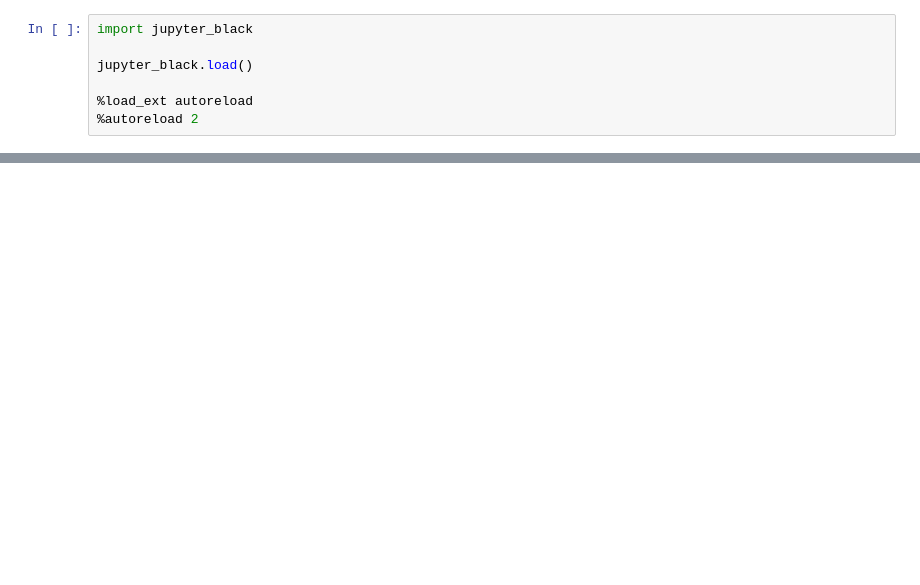
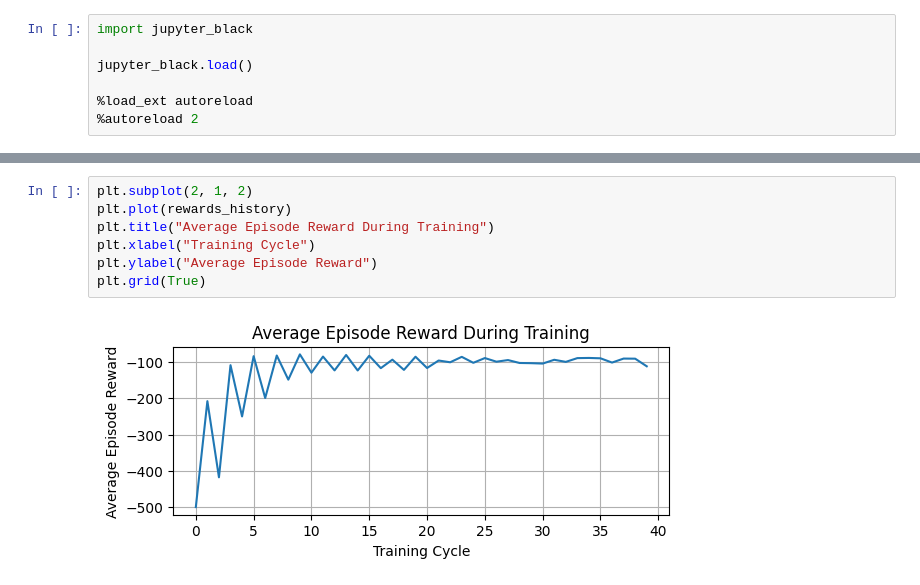
Before and after one commit to lawrence-04/DS-and-ML-Fundamental-Algorithms, a Jupyter notebook: ppo/example.ipynb, the cells around one changed output, grey strips where cells are left out. Saved outputs shown, nothing was run; the diff lists cells and outputs as text; blank space fills up the shorter version.

```diff
--- a/ppo/example.ipynb
+++ b/ppo/example.ipynb
@@ -90,0 +82,9 @@ env.close()
+# %%
+plt.subplot(2, 1, 2)
+plt.plot(rewards_history)
+plt.title("Average Episode Reward During Training")
+plt.xlabel("Training Cycle")
+plt.ylabel("Average Episode Reward")
+plt.grid(True)
+# %% [output]
+[figure, added]
```
Also changed, not shown: parts of 9 cells of this notebook, 2 other files.
